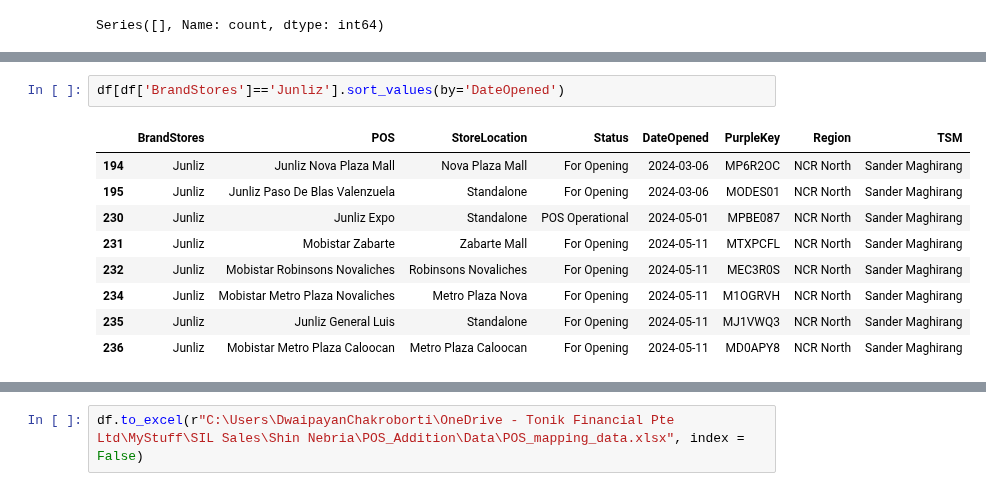
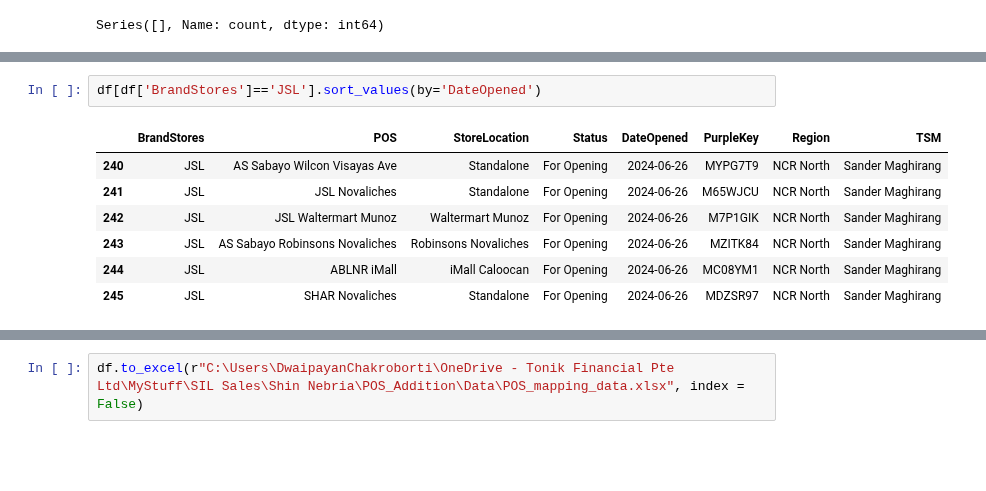
Before and after one commit to dchakroborti-tonik/POS_Addition, a Jupyter notebook: Notebook/Pos_mapping_new.ipynb, the cells around one changed output, grey strips where cells are left out. Saved outputs shown, nothing was run; the diff lists cells and outputs as text; blank space fills up the shorter version.

Commit message:
Added pos from brandstore Jsl on 20240626

```diff
--- a/Notebook/Pos_mapping_new.ipynb
+++ b/Notebook/Pos_mapping_new.ipynb
@@ -351,15 +361,13 @@ df.shape
 # %%
-df[df['BrandStores']=='Junliz'].sort_values(by='DateOpened')
+df[df['BrandStores']=='JSL'].sort_values(by='DateOpened')
 # %% [output]
 |  | BrandStores | POS | StoreLocation | Status | DateOpened | PurpleKey | Region | TSM |
-| 194 | Junliz | Junliz Nova Plaza Mall | Nova Plaza Mall | For Opening | 2024-03-06 | MP6R2OC | NCR North | Sander Maghirang |
-| 195 | Junliz | Junliz Paso De Blas Valenzuela | Standalone | For Opening | 2024-03-06 | MODES01 | NCR North | Sander Maghirang |
-| 230 | Junliz | Junliz Expo | Standalone | POS Operational | 2024-05-01 | MPBE087 | NCR North | Sander Maghirang |
-| 231 | Junliz | Mobistar Zabarte | Zabarte Mall | For Opening | 2024-05-11 | MTXPCFL | NCR North | Sander Maghirang |
-| 232 | Junliz | Mobistar Robinsons Novaliches | Robinsons Novaliches | For Opening | 2024-05-11 | MEC3R0S | NCR North | Sander Maghirang |
-| 234 | Junliz | Mobistar Metro Plaza Novaliches | Metro Plaza Nova | For Opening | 2024-05-11 | M1OGRVH | NCR North | Sander Maghirang |
-| 235 | Junliz | Junliz General Luis | Standalone | For Opening | 2024-05-11 | MJ1VWQ3 | NCR North | Sander Maghirang |
-| 236 | Junliz | Mobistar Metro Plaza Caloocan | Metro Plaza Caloocan | For Opening | 2024-05-11 | MD0APY8 | NCR North | Sander Maghirang |
+| 240 | JSL | AS Sabayo Wilcon Visayas Ave | Standalone | For Opening | 2024-06-26 | MYPG7T9 | NCR North | Sander Maghirang |
+| 241 | JSL | JSL Novaliches | Standalone | For Opening | 2024-06-26 | M65WJCU | NCR North | Sander Maghirang |
+| 242 | JSL | JSL Waltermart Munoz | Waltermart Munoz | For Opening | 2024-06-26 | M7P1GIK | NCR North | Sander Maghirang |
+| 243 | JSL | AS Sabayo Robinsons Novaliches | Robinsons Novaliches | For Opening | 2024-06-26 | MZITK84 | NCR North | Sander Maghirang |
+| 244 | JSL | ABLNR iMall | iMall Caloocan | For Opening | 2024-06-26 | MC08YM1 | NCR North | Sander Maghirang |
+| 245 | JSL | SHAR Novaliches | Standalone | For Opening | 2024-06-26 | MDZSR97 | NCR North | Sander Maghirang |
 # %%
 df.head(10)
 # %% [output]
```
Also changed, not shown: parts of 29 cells of this notebook, 3 other files.
